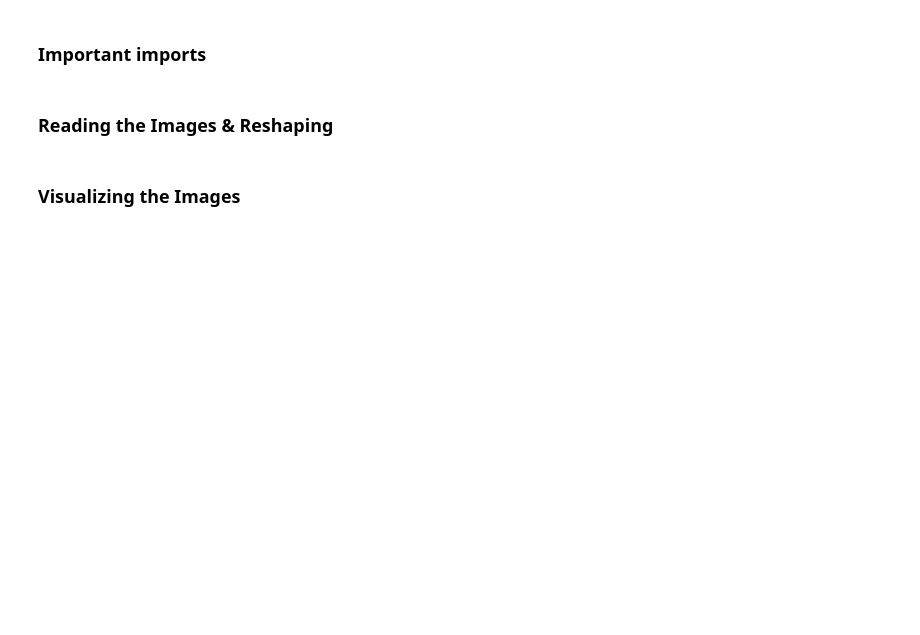
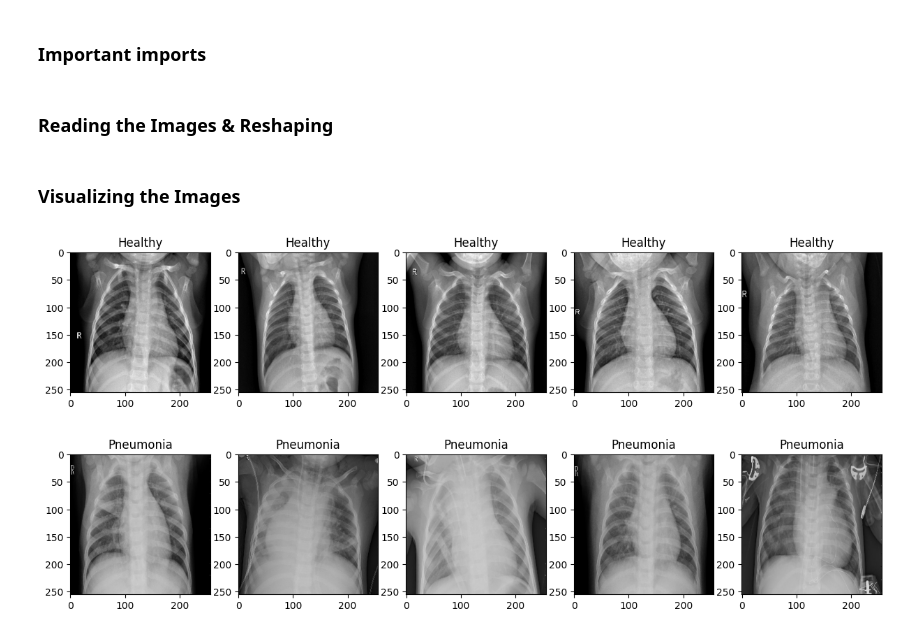
Before and after one commit to GaiaOcean/pneumonia_classifier, a Jupyter notebook: model.ipynb, the cells around one changed output. Drawn from its saved outputs; the diff is of its cells as text; code cells hidden in the pictures; blank space fills up the shorter version.

```diff
--- a/model.ipynb
+++ b/model.ipynb
@@ -37,3 +37,28 @@ for f in islice(glob.iglob(path), 200):
 all_imgs = np.concatenate((healthy,pneumonia))
 # %% [markdown]
 ### Visualizing the Images
+# %%
+#matplotlib is used for visuzaling imgs
+
+def show_random_imgs(healthy,pneumonia,img_num = 5):
+    healthy = np.array(healthy)
+    pneumonia = np.array(pneumonia)
+    healthy_img = healthy[np.random.choice(healthy.shape[0],img_num, replace = False)]
+    pneumonia_imgs = pneumonia[np.random.choice(pneumonia.shape[0],img_num, replace = False)]
+    plt.figure(figsize=(15,9))
+
+    for i in range(img_num):
+        plt.subplot(1,img_num, i+1)
+        plt.title('Healthy')
+        plt.imshow(healthy_img[i])
+
+    plt.figure(figsize=(15,9))
+    for i in range(img_num):
+        plt.subplot(1,img_num, i+1)
+        plt.title('Pneumonia')
+        plt.imshow(pneumonia_imgs[i])
+# %%
+show_random_imgs(healthy,pneumonia)
+# %% [output]
+[figure, added]
+[figure, added]
```
